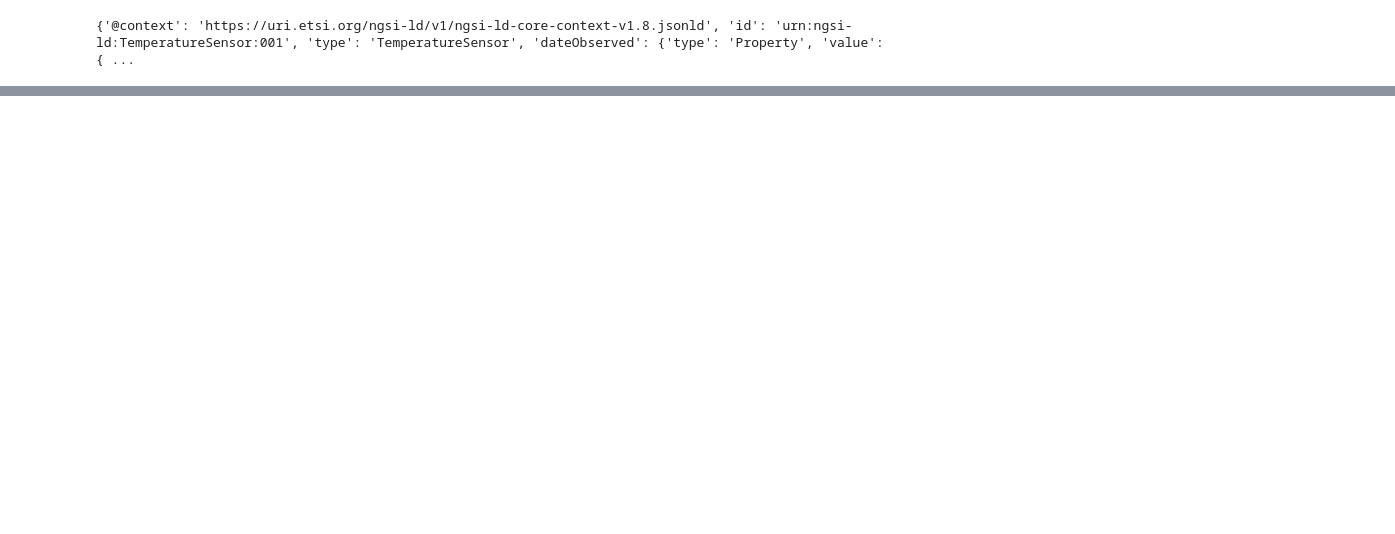
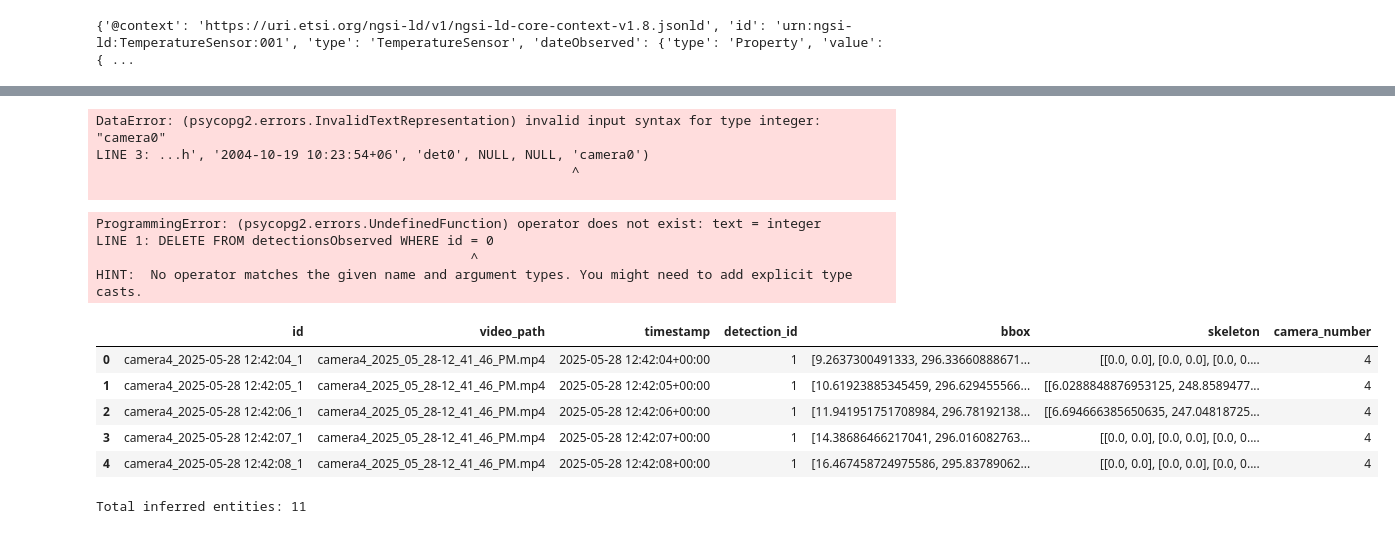
Before and after one commit to CentroFuturoCiudades/pinos-analytics-cv, a Jupyter notebook: src/test_broker.ipynb, the cells around one changed output, grey strips where cells are left out. Saved outputs shown, nothing was run; the diff lists cells and outputs as text; code cells hidden in the pictures; blank space fills up the shorter version.

Commit message:
entity processing for detectionsobserved table in db

```diff
--- a/src/test_broker.ipynb
+++ b/src/test_broker.ipynb
@@ -11,3 +13,7 @@ Connected to Context Broker at 100.85.126.64:1026 | tenant=N/A | vendor=Orion-LD
 client.types.list()
 # %% [output]
 ['TemperatureSensor', 'videoRecorded']
+# %%
+entities = client.query(id="videoRecorded")[-1:]
+for entity in entities:
+    client.update(entity)
@@ -142,0 +217,66 @@ client.get('urn:ngsi-ld:TemperatureSensor:001')
+# %%
+# Add test entry
+
+table = pd.read_sql("SELECT * FROM detectionsobserved", engine)
+
+### Modifying table
+with engine.begin() as conn:
+	conn.execute(sa.text("""
+		INSERT INTO detectionsobserved (id, video_path, timestamp, detection_id, bbox, skeleton, camera_number)
+		VALUES (:id, :video_path, :timestamp, :detection_id, :bbox, :skeleton, :camera_number)
+	"""), {
+		"id": 0,
+		"video_path": "thisismypath",
+		"timestamp": "2004-10-19 10:23:54+06",
+		"detection_id": "det0",
+		"bbox": None,
+		"skeleton": None,
+		"camera_number": "camera0"
+	})
+	#table = pd.read_sql("SELECT * FROM detectionsobserved", conn)
+	row_uploaded = pd.read_sql("SELECT * FROM detectionsobserved WHERE id = 0", conn)
+
+#print(table)
+print(row_uploaded)
+# Close the connection
+#engine.dispose()
+# Close the client connection
+#client.close()
+# %% [output]
+DataError: (psycopg2.errors.InvalidTextRepresentation) invalid input syntax for type integer: "camera0"
+LINE 3: ...h', '2004-10-19 10:23:54+06', 'det0', NULL, NULL, 'camera0')
+                                                             ^
+
+# %%
+# DELETE TEST ENTRY
+
+with engine.begin() as conn:
+	#conn.execute(sa.text("DELETE FROM detectionsObserved WHERE id = 0"))
+	table = pd.read_sql("SELECT * FROM detectionsobserved", conn)
+
+print(table)
+# %% [output]
+ProgrammingError: (psycopg2.errors.UndefinedFunction) operator does not exist: text = integer
+LINE 1: DELETE FROM detectionsObserved WHERE id = 0
+                                                ^
+HINT:  No operator matches the given name and argument types. You might need to add explicit type casts.
+# %%
+table.head()
+#table.tail()
+# %% [output]
+|  | id | video_path | timestamp | detection_id | bbox | skeleton | camera_number |
+| 0 | camera4_2025-05-28 12:42:04_1 | camera4_2025_05_28-12_41_46_PM.mp4 | 2025-05-28 12:42:04+00:00 | 1 | [9.2637300491333, 296.33660888671... | [[0.0, 0.0], [0.0, 0.0], [0.0, 0.... | 4 |
+| 1 | camera4_2025-05-28 12:42:05_1 | camera4_2025_05_28-12_41_46_PM.mp4 | 2025-05-28 12:42:05+00:00 | 1 | [10.61923885345459, 296.629455566... | [[6.0288848876953125, 248.8589477... | 4 |
+| 2 | camera4_2025-05-28 12:42:06_1 | camera4_2025_05_28-12_41_46_PM.mp4 | 2025-05-28 12:42:06+00:00 | 1 | [11.941951751708984, 296.78192138... | [[6.694666385650635, 247.04818725... | 4 |
+| 3 | camera4_2025-05-28 12:42:07_1 | camera4_2025_05_28-12_41_46_PM.mp4 | 2025-05-28 12:42:07+00:00 | 1 | [14.38686466217041, 296.016082763... | [[0.0, 0.0], [0.0, 0.0], [0.0, 0.... | 4 |
+| 4 | camera4_2025-05-28 12:42:08_1 | camera4_2025_05_28-12_41_46_PM.mp4 | 2025-05-28 12:42:08+00:00 | 1 | [16.467458724975586, 295.83789062... | [[0.0, 0.0], [0.0, 0.0], [0.0, 0.... | 4 |
+# %%
+entities = client.query(type="videoRecorded", q="inferred==true")
+count = 0
+for entity in entities:
+    count += 1
+    #print(entity['id'], entity['inferred']['value'])
+
+print("Total inferred entities:", count)
+# %% [output]
+Total inferred entities: 11
```
Also changed, not shown: parts of 21 cells of this notebook, 9 other files.
